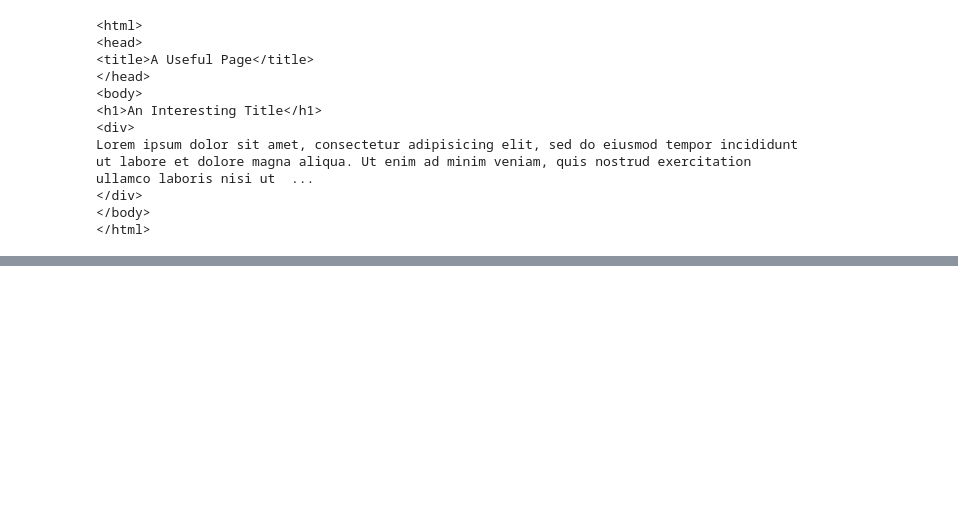
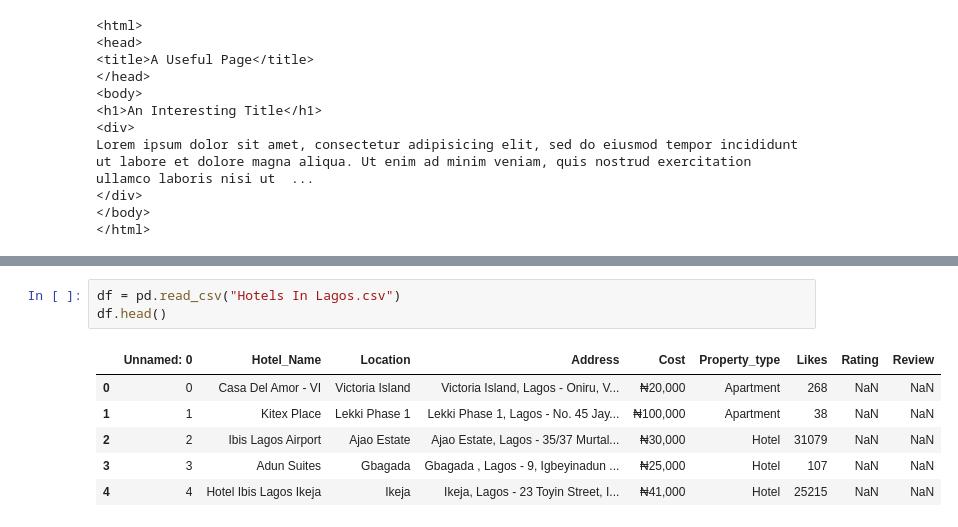
Before and after one commit to Ikuku-Success/BeautifulSoup, a Jupyter notebook: scraping practice.ipynb, the cells around one changed output, grey strips where cells are left out. Saved outputs shown, nothing was run; the diff lists cells and outputs as text; blank space fills up the shorter version.

```diff
--- a/scraping practice.ipynb
+++ b/scraping practice.ipynb
@@ -42,0 +206,10 @@ Lorem ipsum dolor sit amet, consectetur adipisicing elit, sed do eiusmod tempor
+# %%
+df = pd.read_csv("Hotels In Lagos.csv")
+df.head()
+# %% [output]
+|  | Unnamed: 0 | Hotel_Name | Location | Address | Cost | Property_type | Likes | Rating | Review |
+| 0 | 0 | Casa Del Amor - VI | Victoria Island | Victoria Island, Lagos - Oniru, V... | ₦20,000 | Apartment | 268 | NaN | NaN |
+| 1 | 1 | Kitex Place | Lekki Phase 1 | Lekki Phase 1, Lagos - No. 45 Jay... | ₦100,000 | Apartment | 38 | NaN | NaN |
+| 2 | 2 | Ibis Lagos Airport | Ajao Estate | Ajao Estate, Lagos - 35/37 Murtal... | ₦30,000 | Hotel | 31079 | NaN | NaN |
+| 3 | 3 | Adun Suites | Gbagada | Gbagada , Lagos - 9, Igbeyinadun ... | ₦25,000 | Hotel | 107 | NaN | NaN |
+| 4 | 4 | Hotel Ibis Lagos Ikeja | Ikeja | Ikeja, Lagos - 23 Toyin Street, I... | ₦41,000 | Hotel | 25215 | NaN | NaN |
```
Also changed, not shown: parts of 12 cells of this notebook, 1 other file.
